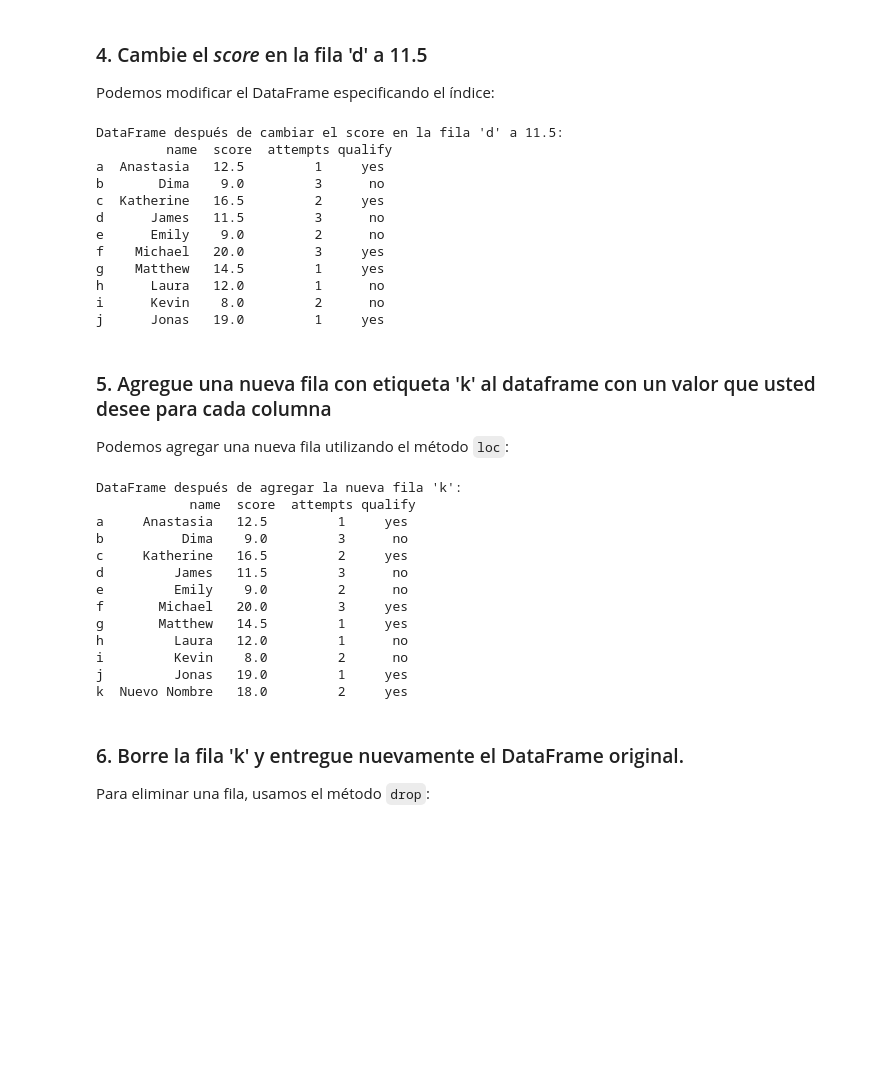
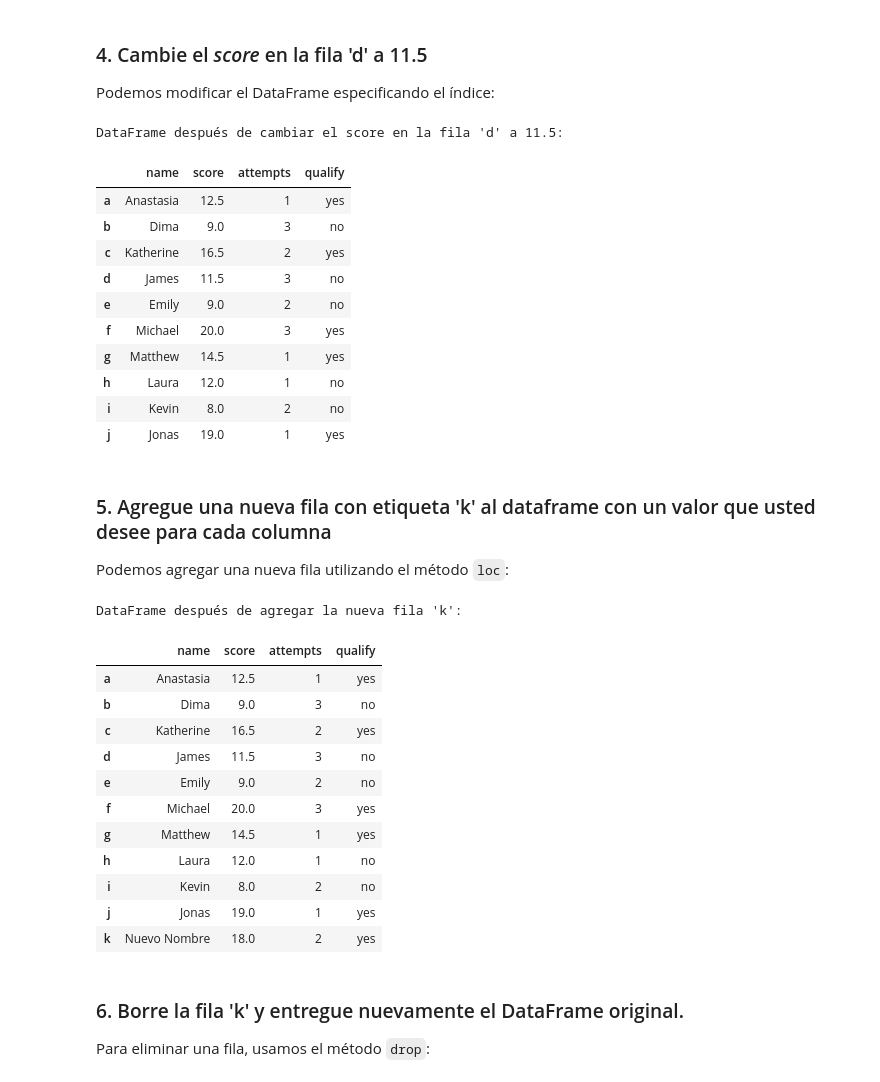
Before and after one commit to QuintoFelipe/Curso_Fundamentos, a Jupyter notebook: Solucion_Prueba_2.ipynb, the cells around one changed output. Saved outputs shown, nothing was run; the diff lists cells and outputs as text; code cells hidden in the pictures; blank space fills up the shorter version.

```diff
--- a/Solucion_Prueba_2.ipynb
+++ b/Solucion_Prueba_2.ipynb
@@ -48,7 +48,7 @@ import pandas as pd
 # %% [markdown]
 Creamos un DataFrame a partir del diccionario dado y usaremos las etiquetas especificadas como el indice
 # %%
-data = {
+exam_data = {
     'name': ['Anastasia', 'Dima', 'Katherine', 'James', 'Emily', 'Michael', 'Matthew', 'Laura', 'Kevin', 'Jonas'],
     'score': [12.5, 9, 16.5, 10, 9, 20, 14.5, 12, 8, 19],
     'attempts': [1, 3, 2, 3, 2, 3, 1, 1, 2, 1],
@@ -57,7 +57,8 @@ data = {
 
 labels = ['a', 'b', 'c', 'd', 'e', 'f', 'g', 'h', 'i', 'j']
 
-df = pd.DataFrame(data, index=labels)
-print("DataFrame Original:\n", df)
+df = pd.DataFrame(exam_data, index=labels)
+print("DataFrame Original:")
+df
 # %% [output]
 DataFrame Original:
@@ -122,42 +134,44 @@ j      Jonas   19.0         1     yes
 
 Podemos modificar el DataFrame especificando el índice:
 # %%
-df.at['d', 'score'] = 11.5
-print("DataFrame después de cambiar el score en la fila 'd' a 11.5:\n", df)
+print("DataFrame después de cambiar el score en la fila 'd' a 11.5:")
+df.loc[df.index == 'd', 'score'] = 11.5
+df
 # %% [output]
 DataFrame después de cambiar el score en la fila 'd' a 11.5:
-         name  score  attempts qualify
-a  Anastasia   12.5         1     yes
-b       Dima    9.0         3      no
-c  Katherine   16.5         2     yes
-d      James   11.5         3      no
-e      Emily    9.0         2      no
-f    Michael   20.0         3     yes
-g    Matthew   14.5         1     yes
-h      Laura   12.0         1      no
-i      Kevin    8.0         2      no
-j      Jonas   19.0         1     yes
+|  | name | score | attempts | qualify |
+| a | Anastasia | 12.5 | 1 | yes |
+| b | Dima | 9.0 | 3 | no |
+| c | Katherine | 16.5 | 2 | yes |
+| d | James | 11.5 | 3 | no |
+| e | Emily | 9.0 | 2 | no |
+| f | Michael | 20.0 | 3 | yes |
+| g | Matthew | 14.5 | 1 | yes |
+| h | Laura | 12.0 | 1 | no |
+| i | Kevin | 8.0 | 2 | no |
+| j | Jonas | 19.0 | 1 | yes |
 # %% [markdown]
 ### 5. Agregue una nueva fila con etiqueta 'k' al dataframe con un valor que usted desee para cada columna
 
 Podemos agregar una nueva fila utilizando el método `loc`:
 # %%
+print("DataFrame después de agregar la nueva fila 'k':")
 df.loc['k'] = ['Nuevo Nombre', 18, 2, 'yes']
-print("DataFrame después de agregar la nueva fila 'k':\n", df)
+df
 # %% [output]
 DataFrame después de agregar la nueva fila 'k':
-            name  score  attempts qualify
-a     Anastasia   12.5         1     yes
-b          Dima    9.0         3      no
-c     Katherine   16.5         2     yes
-d         James   11.5         3      no
-e         Emily    9.0         2      no
-f       Michael   20.0         3     yes
-g       Matthew   14.5         1     yes
-h         Laura   12.0         1      no
-i         Kevin    8.0         2      no
-j         Jonas   19.0         1     yes
-k  Nuevo Nombre   18.0         2     yes
+|  | name | score | attempts | qualify |
+| a | Anastasia | 12.5 | 1 | yes |
+| b | Dima | 9.0 | 3 | no |
+| c | Katherine | 16.5 | 2 | yes |
+| d | James | 11.5 | 3 | no |
+| e | Emily | 9.0 | 2 | no |
+| f | Michael | 20.0 | 3 | yes |
+| g | Matthew | 14.5 | 1 | yes |
+| h | Laura | 12.0 | 1 | no |
+| i | Kevin | 8.0 | 2 | no |
+| j | Jonas | 19.0 | 1 | yes |
+| k | Nuevo Nombre | 18.0 | 2 | yes |
 # %% [markdown]
 ### 6. Borre la fila 'k' y entregue nuevamente el DataFrame original.
 
```
Also changed, not shown: parts of 31 cells of this notebook.
